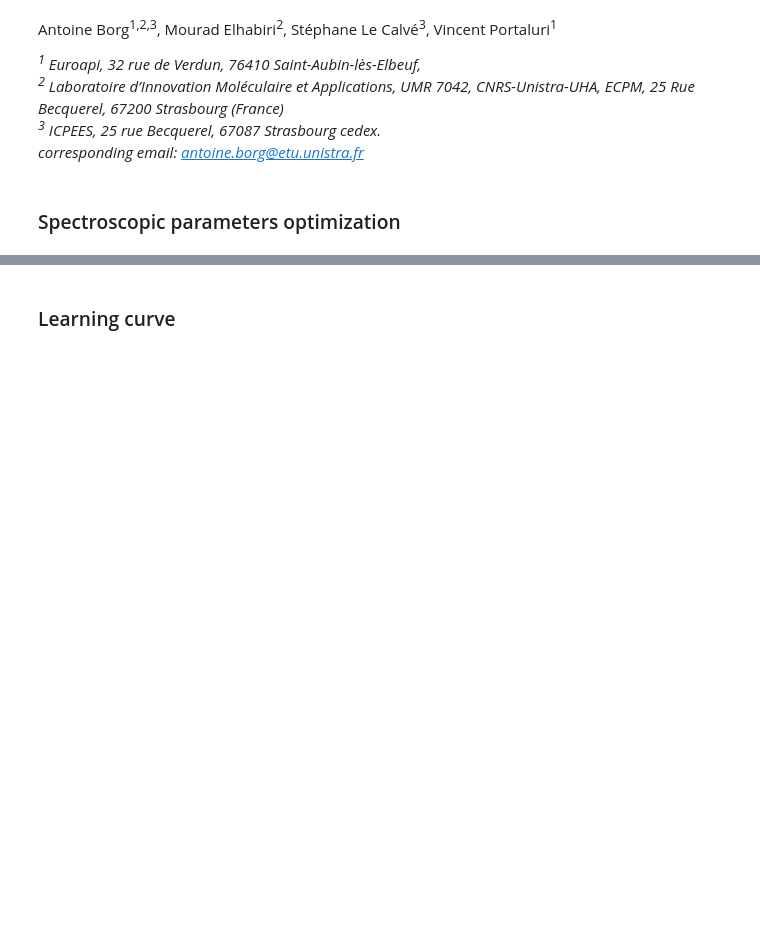
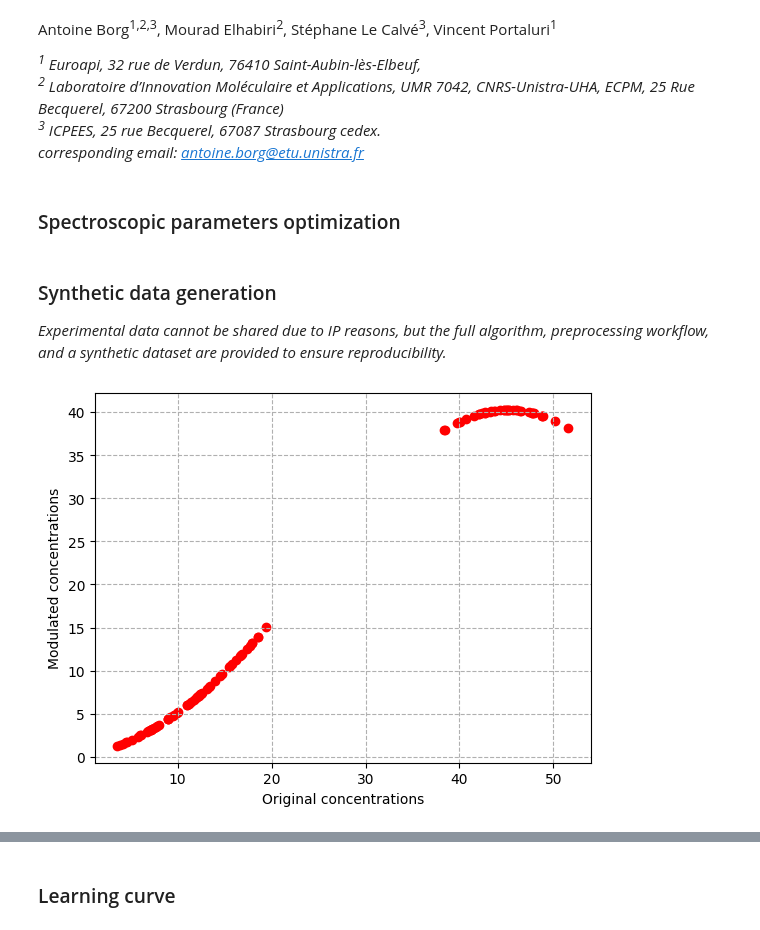
Before and after one commit to Antoine-Borg/Novel-Glucose-Online-Analysis-Approach-in-Fermentation, a Jupyter notebook: Supp Info - Glucose.ipynb, the cells around one changed output, grey strips where cells are left out. Saved outputs shown, nothing was run; the diff lists cells and outputs as text; code cells hidden in the pictures; blank space fills up the shorter version.

```diff
--- a/Supp Info - Glucose.ipynb
+++ b/Supp Info - Glucose.ipynb
@@ -34,3 +34,22 @@ def snr(spectrum):
     snr = signal/noise
 
     return(snr)
+# %% [markdown]
+### Synthetic data generation
+*Experimental data cannot be shared due to IP reasons, but the full algorithm, preprocessing workflow, and a synthetic dataset are provided to ensure reproducibility.*
+# %%
+def modulate_y(y_target):
+    y = np.asarray(y_target)
+    y_norm = (y - y.min()) / (y.max() - y.min())  # normalize y to [0,1]
+    center = 0.65
+    coeffs = np.exp(-0.5 * ((y_norm - center) /0.45)**2)
+    y_modulated = y*coeffs
+    return(y_modulated)
+
+plt.scatter(y, modulate_y(y), color = 'red')
+plt.xlabel('Original concentrations')
+plt.ylabel('Modulated concentrations')
+plt.grid(linestyle='--')
+plt.show()
+# %% [output]
+[figure, added]
```
Also changed, not shown: parts of 11 cells of this notebook.
